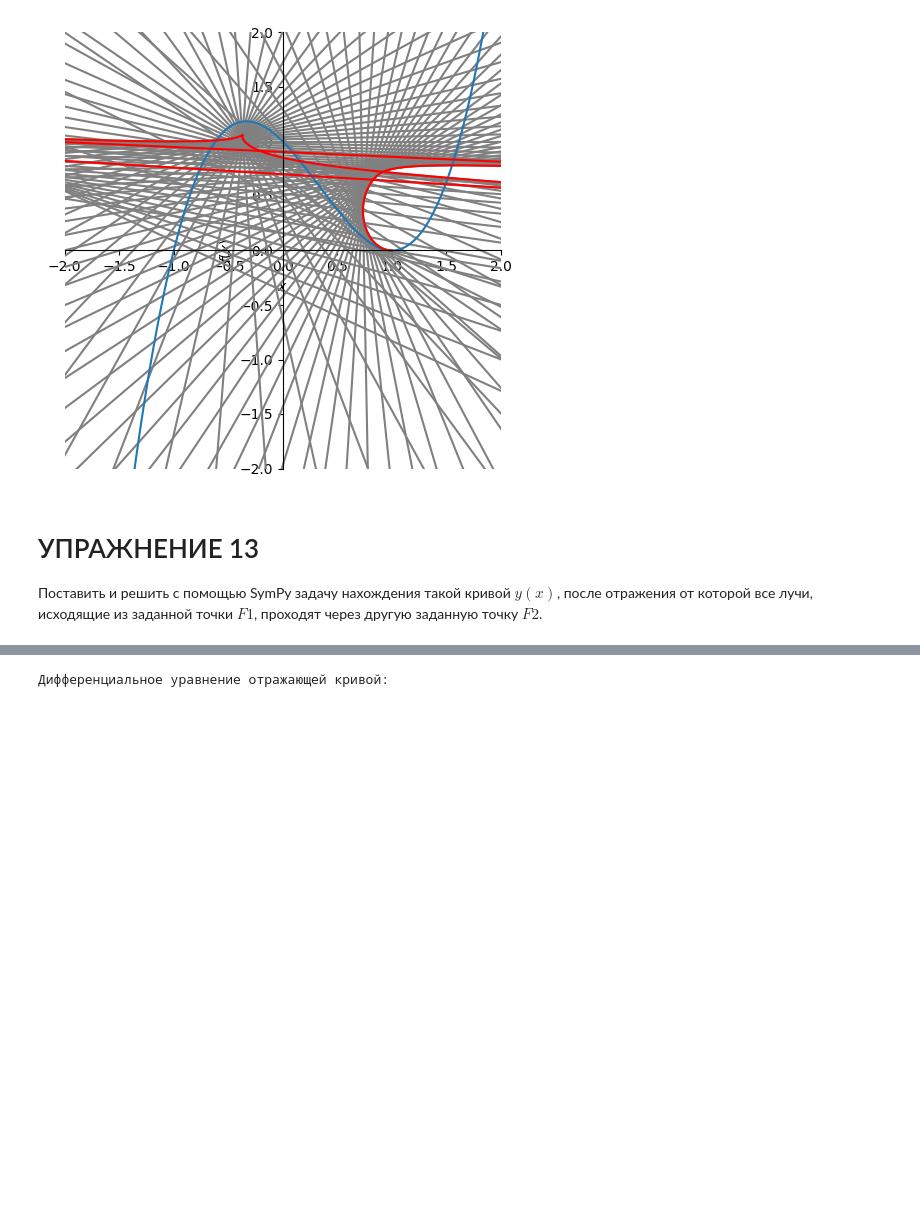
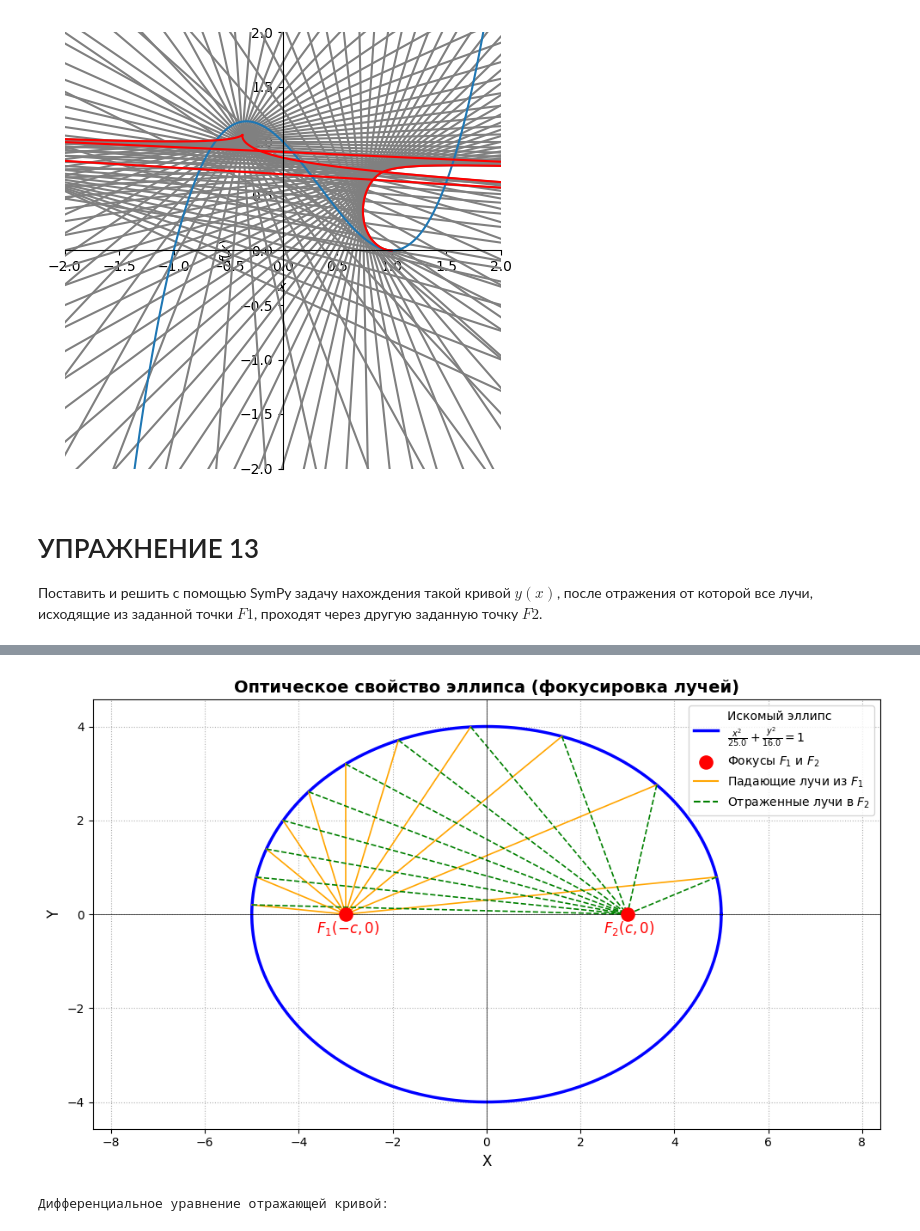
Before and after one commit to mromanenko095/sympy-solutions, a Jupyter notebook: 10_curved_mirrors.ipynb, the cells around one changed output, grey strips where cells are left out. Saved outputs shown, nothing was run; the diff lists cells and outputs as text; code cells hidden in the pictures; blank space fills up the shorter version.

```diff
--- a/10_curved_mirrors.ipynb
+++ b/10_curved_mirrors.ipynb
@@ -480,0 +485,91 @@ Received 2: {Y, X_plot}
+# %%
+import matplotlib.pyplot as plt
+import numpy as np
+
+# 1. Задаем параметры эллипса на основе аналитического решения
+# Фокальное расстояние c, большая полуось a, малая полуось b
+c = 3.0  # Координаты фокусов: F1(-3, 0) и F2(3, 0)
+a = 5.0  # Большая полуось
+b = np.sqrt(a**2 - c**2)  # b = 4.0 (Малая полуось)
+
+# 2. Генерация точек для построения самой кривой эллипса
+theta = np.linspace(0, 2 * np.pi, 200)
+x_ellipse = a * np.cos(theta)
+y_ellipse = b * np.sin(theta)
+
+# 3. Настройка графического окна
+plt.figure(figsize=(10, 6))
+plt.plot(
+    x_ellipse, y_ellipse, label=f"Искомый эллипс \n$\\frac{{x^2}}{{{a**2}}} + \\frac{{y^2}}{{{b**2}}} = 1$", color="blue", linewidth=2.5
+)
+
+# 4. Координаты фокусов F1 и F2
+f1 = (-c, 0)
+f2 = (c, 0)
+
+# Отрисовка фокусов на графике
+plt.scatter(
+    [f1[0], f2[0]],
+    [f1[1], f2[1]],
+    color="red",
+    s=120,
+    zorder=5,
+    label="Фокусы $F_1$ и $F_2$",
+)
+plt.text(f1[0], -0.4, " $F_1(-c, 0)$", fontsize=12, color="red", ha="center")
+plt.text(f2[0], -0.4, " $F_2(c, 0)$", fontsize=12, color="red", ha="center")
+
+# 5. Моделирование пучка лучей из фокуса F1 к точкам на эллипсе
+# Выберем несколько углов для падающих лучей (только для верхней половины эллипса)
+ray_angles = np.linspace(0.1, np.pi - 0.1, 11)
+
+for angle in ray_angles:
+    # Параметрический угол точки на эллипсе, куда попадет луч
+    # Пересчитываем истинный геометрический угол от фокуса в параметр эллипса t
+    # Из геометрии эллипса: r = (b^2) / (a - c*cos(angle))
+    r = (b**2) / (a - c * np.cos(angle))
+    x_hit = f1[0] + r * np.cos(angle)
+    y_hit = f1[1] + r * np.sin(angle)
+
+    # Рисуем падающий луч (из F1 в точку отражения M)
+    plt.plot(
+        [f1[0], x_hit],
+        [f1[1], y_hit],
+        color="orange",
+        linestyle="-",
+        linewidth=1.2,
+    )
+
+    # Рисуем отраженный луч (из точки M строго во второй фокус F2)
+    plt.plot(
+        [x_hit, f2[0]],
+        [y_hit, f2[1]],
+        color="green",
+        linestyle="--",
+        linewidth=1.2,
+    )
+
+# Легенда для падающих и отраженных лучей
+plt.plot([], [], color="orange", label="Падающие лучи из $F_1$")
+plt.plot([], [], color="green", linestyle="--", label="Отраженные лучи в $F_2$")
+
+# 6. Оформление графика
+plt.title(
+    "Оптическое свойство эллипса (фокусировка лучей)",
+    fontsize=14,
+    fontweight="bold",
+)
+plt.xlabel("X", fontsize=12)
+plt.ylabel("Y", fontsize=12)
+plt.grid(True, linestyle=":")
+plt.axis("equal")  # Чтобы эллипс не искажался и выглядел пропорционально
+plt.xlim(-a - 1, a + 1)
+plt.ylim(-b - 1, b + 1)
+plt.axhline(0, color="black", linewidth=0.5)
+plt.axvline(0, color="black", linewidth=0.5)
+plt.legend(loc="upper right", fontsize=10)
+
+# Показываем результат
+plt.tight_layout()
+plt.show()
+# %% [output]
@@ -481,3 +578,4 @@ Received 2: {Y, X_plot}
+[figure, added]
 # %%
 from sympy import *
 import numpy as np
```
Also changed, not shown: parts of 3 cells of this notebook.
